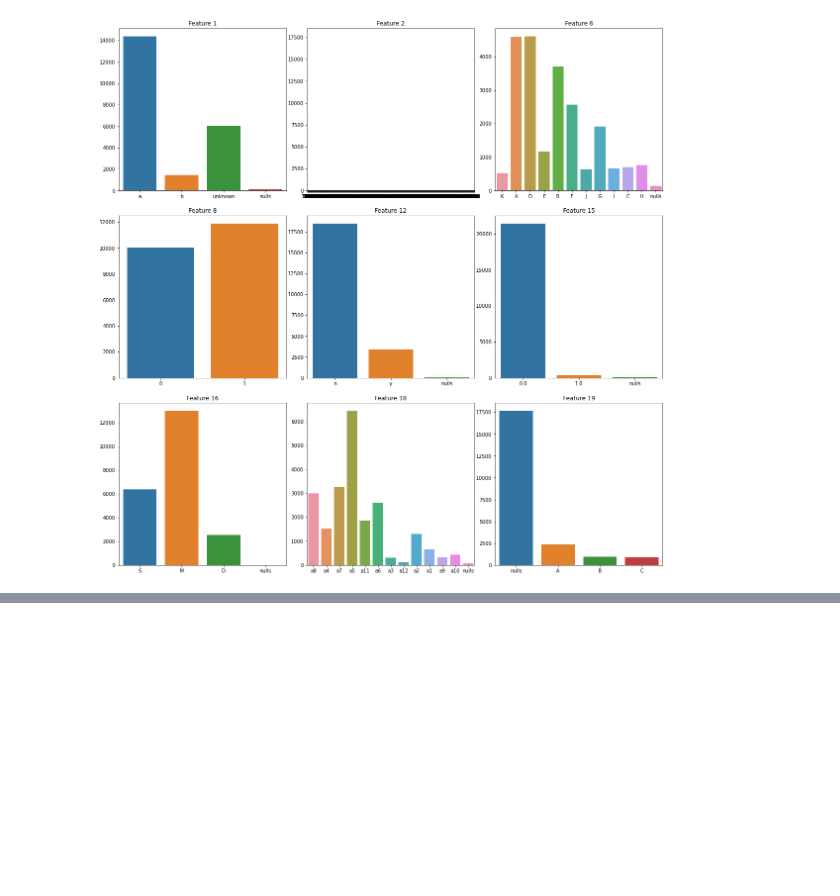
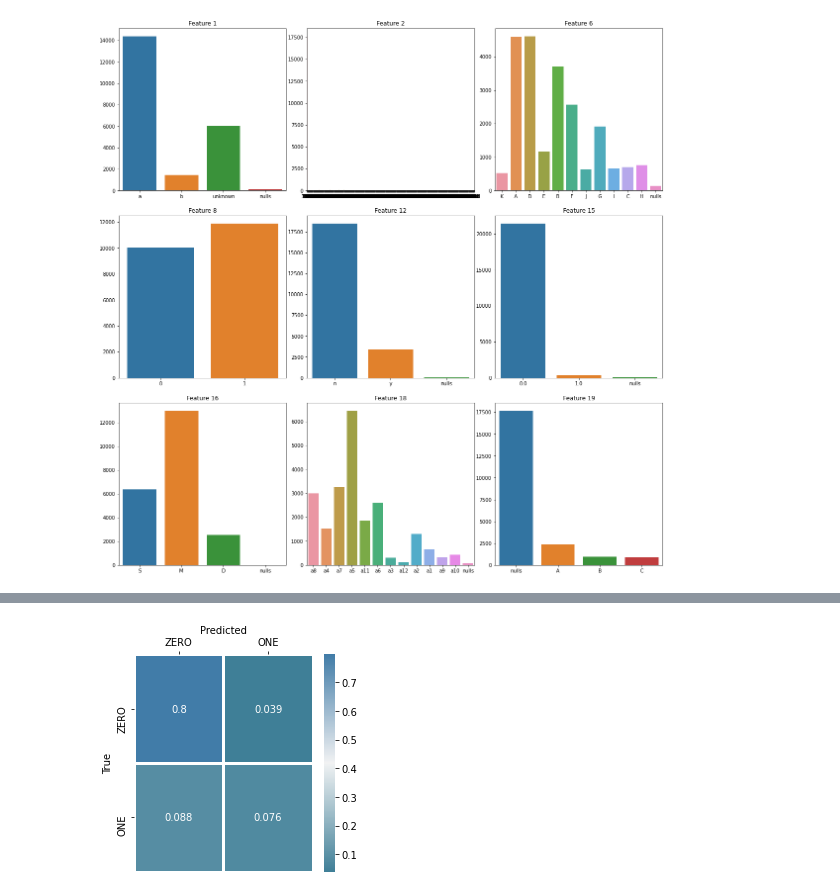
Before and after one commit to BensGith/G2-MachineLearning, a Jupyter notebook: G2-JUPY.ipynb, the cells around one changed output, grey strips where cells are left out. Saved outputs shown, nothing was run; the diff lists cells and outputs as text; code cells hidden in the pictures; blank space fills up the shorter version.

```diff
--- a/G2-JUPY.ipynb
+++ b/G2-JUPY.ipynb
@@ -501,0 +378,79 @@ metrics.auc(fpr, tpr)
+# %%
+train_df = pd.read_csv('train.csv')
+train_df = basic_process(train_df, train=True)
+labels = train_df['label']
+train_df.drop(columns=['label'], axis=1, inplace=True )
+encoder = OneHotEncoder()
+imputer = SimpleImputer()
+scaler = CustomMinMax()
+pca = PCA(0.95, svd_solver='full')
+
+train_df = encoder.fit_transform(train_df)
+feature_names = list(train_df.columns.values)  # save column names
+train_df = pd.DataFrame(imputer.fit_transform(train_df))  # impute data
+train_df = train_df.set_axis(feature_names, axis=1, inplace=False)  # rename columns after imputing
+
+train_df = pd.DataFrame(scaler.fit_transform(train_df), index=train_df.index,
+                        columns=train_df.columns)  # scale data
+
+train_df = pd.DataFrame(pca.fit_transform(train_df))
+# %%
+classifiers = [ann, knn, logistic_regression, svm]
+auc_plot = AUC()
+for i, clf in enumerate(classifiers):
+    clf_name = clf.__class__.__name__
+    kf = KFold(n_splits=5, random_state=None, shuffle=True)
+    tprs_test = np.linspace(0, 0, 100)
+    tprs_train = np.linspace(0, 0, 100)
+    # Initialize the mean TPR
+    mean_tpr = 0.0
+    # Creates an array of 100 numbers between 0 and 1 in equal jumps
+    mean_fpr = np.linspace(0, 1, 100)
+    tprs = []
+    aucs = []
+    fpr_tprs = []
+    base_fpr = np.linspace(0, 1, 101)
+    for train_index, validate_index in kf.split(train_df):
+        train = train_df.iloc[train_index]  # get rows by index list, drop label column
+        validate = train_df.iloc[validate_index]
+        train_label = np.array(labels.iloc[train_index])
+        validate_label = np.array(labels.iloc[validate_index])
+
+        clf.fit(train, train_label)
+        predictions = clf.predict_proba(validate)
+        predicted_labels = clf.predict(validate)
+        train_predictions = clf.predict_proba(train)
+        train_predicted_labels = clf.predict(train)
+
+
+
+
+        # score_validate = log_loss(validate_label, predictions)
+        # score_train = log_loss(train_label, train_predictions)
+        auc_validate = (roc_auc_score(validate_label, predictions[:, 1]))
+        auc_train = (roc_auc_score(train_label, train_predictions[:, 1]))
+        aucs.append((auc_validate, auc_train))
+        score_validate = accuracy_score(validate_label, predicted_labels)
+        score_train = accuracy_score(train_label, train_predicted_labels)
+        print(f'score_validate is {score_validate}')
+        print(f'score_train is {score_train}')
+
+        fpr, tpr, threshold = roc_curve(validate_label, predictions[:, 1])
+        fpr_train, tpr_train, thresholds_train = roc_curve(train_label, train_predictions[:, 1])
+
+        fpr_tprs.append((fpr, tpr))
+        tpr = np.interp(base_fpr, fpr, tpr)
+        tpr[0] = 0.0
+        tprs.append(tpr)
+
+    tprs = np.array(tprs)
+    mean_tprs = tprs.mean(axis=0)
+    confusion_mat = ConfusionMatrix(clf.__class__.__name__, validate_label, predicted_labels)
+    confusion_mat.plot()
+    avg_auc_train = auc(base_fpr, mean_tprs)
+    print(aucs)
+    print(avg_auc_train)
+
+    auc_plot.plot_auc(clf_name, fpr_tprs, base_fpr, mean_tprs, avg_auc_train, i)
+plt.show()
+# %% [output]
@@ -501,0 +467 @@ metrics.auc(fpr, tpr)
+[figure, added]
```
Also changed, not shown: parts of 10 cells of this notebook, 2 other files.
